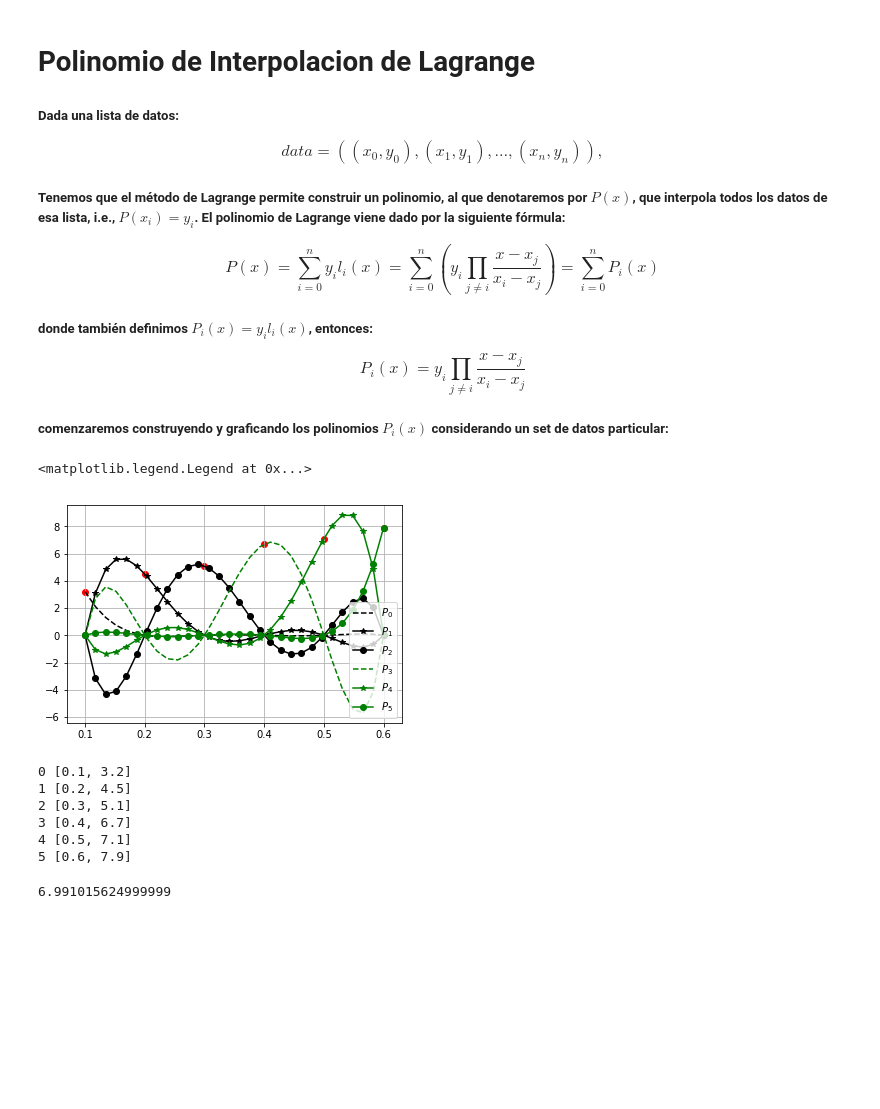
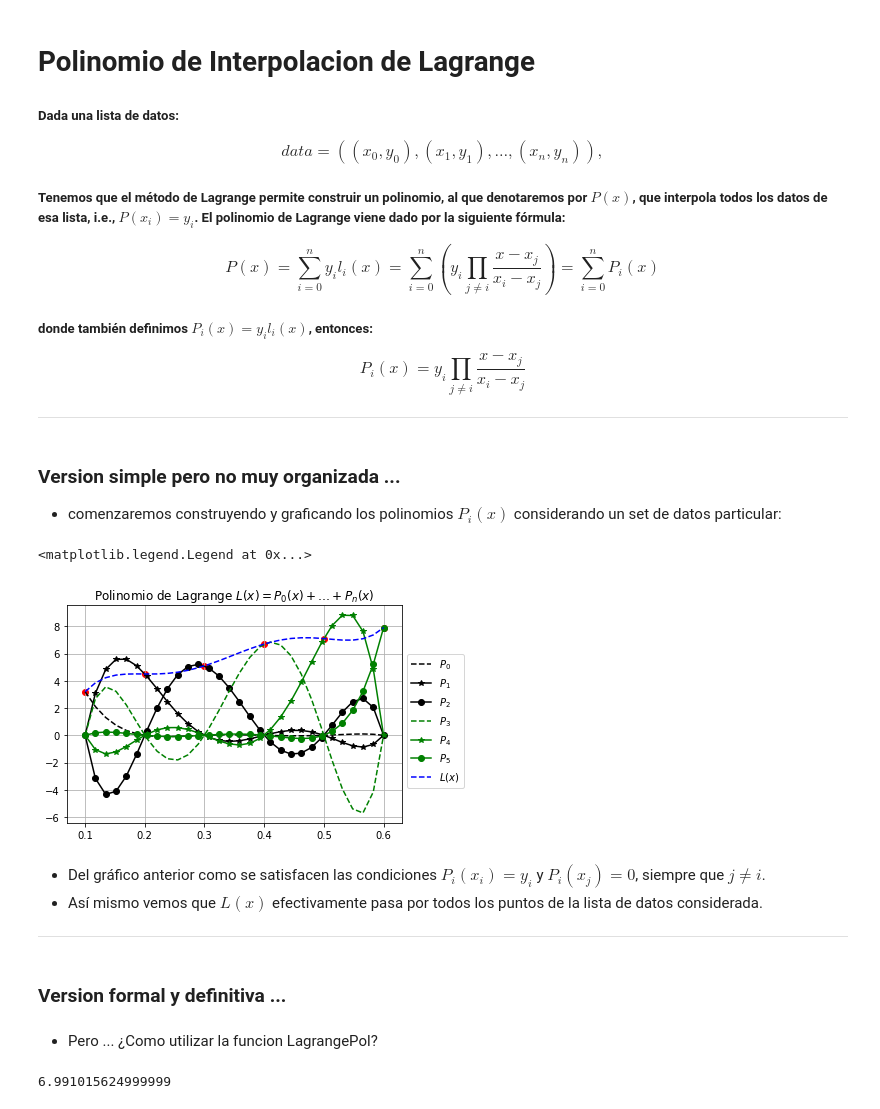
Before and after one commit to pachocamacho1990/MetNum_Py, a Jupyter notebook: Interpolacion/LagrangePol-classexample.ipynb, the cells around one changed output. Cells and saved outputs as stored; diff of their text form; code cells hidden in the pictures; blank space fills up the shorter version.

Commit message:
nueva version del notebook de LagrangePol

```diff
--- a/Interpolacion/LagrangePol-classexample.ipynb
+++ b/Interpolacion/LagrangePol-classexample.ipynb
@@ -15,47 +15,57 @@ P(x)=\sum_{i=0}^n y_i l_i(x) = \sum_{i=0}^n \left(y_i \prod_{j \neq i} \frac{x-x
 \begin{equation}
 P_i(x) = y_i \prod_{j \neq i} \frac{x-x_j}{x_i-x_j}
 \end{equation}
-
-##### comenzaremos construyendo y graficando los polinomios $P_i(x)$ considerando un set de datos particular:
+<hr/>
+# %% [markdown]
+### Version simple pero no muy organizada ...
+* comenzaremos construyendo y graficando los polinomios $P_i(x)$ considerando un set de datos particular:
 # %%
 import matplotlib.pyplot as plt
 import numpy as np
 %matplotlib inline
 
+# Polinomios i-ésimos
 def P(i,x):
     num = datos[i][1]
     for j in range(len(datos)):
         if j!=i:
             num *= (x-datos[j][0])/(datos[i][0]-datos[j][0])
     return num
+
+# Polinomio completo de Lagrange:
+def L(x):
+    suma = 0
+    for i in range(len(datos)):
+        suma += P(i,x)
+    return suma
 
 datos = [[0.1,3.2],[0.2,4.5],[0.3,5.1],[0.4,6.7],[0.5,7.1],[0.6,7.9]]
 
 x = np.linspace(0.1,0.6,30)
 colores = ['--k','-*k','-ok','--g','-*g','-og']
 for i in range(len(datos)):
     y = P(i,x)
     plt.plot(x,y,colores[i], label = r'$P_{}$'.format(i))
+
+y = L(x)
+plt.plot(x,y,'--b', label = r'$L(x)$')
+
 for point in datos:
     plt.scatter(point[0],point[1],color='r')
+
+plt.title(r'Polinomio de Lagrange $L(x) = P_0(x)+ \dots + P_n(x)$')
+
 plt.grid(True)
-plt.legend(loc = 4)
+plt.legend(bbox_to_anchor=(0.7, 0, 0.5, 0.8))
 # %% [output]
 <matplotlib.legend.Legend at 0x...>
-[figure, old version]
+[figure, new version]
-# %%
-# INTERMEZZO: introduccion a la directiva ENUMERATE.
-# consideremos el siguiente ejemplo sencillo sobre una lista pequena:
-datos = [[0.1,3.2],[0.2,4.5],[0.3,5.1],[0.4,6.7],[0.5,7.1],[0.6,7.9]]
-for i, p in enumerate(datos):
-    print(i, p)
-# %% [output]
-0 [0.1, 3.2]
-1 [0.2, 4.5]
-2 [0.3, 5.1]
-3 [0.4, 6.7]
-4 [0.5, 7.1]
-5 [0.6, 7.9]
+# %% [markdown]
+* Del gráfico anterior como se satisfacen las condiciones $P_i(x_i) = y_i$ y $P_i(x_j) = 0$, siempre que $j \neq i$.
+* Así mismo vemos que $L(x)$ efectivamente pasa por todos los puntos de la lista de datos considerada.
+<hr/>
+# %% [markdown]
+### Version formal y definitiva ...
 # %%
 # construimos nuestra funcion de interpolacion de Lagrange
 def LagrangePol(datos):
@@ -75,4 +85,6 @@ def LagrangePol(datos):
         return lag
 
     return P
+# %% [markdown]
+* Pero ...  ¿Como utilizar la funcion LagrangePol?
 # %%
```
Also changed, not shown: parts of 2 cells of this notebook.
